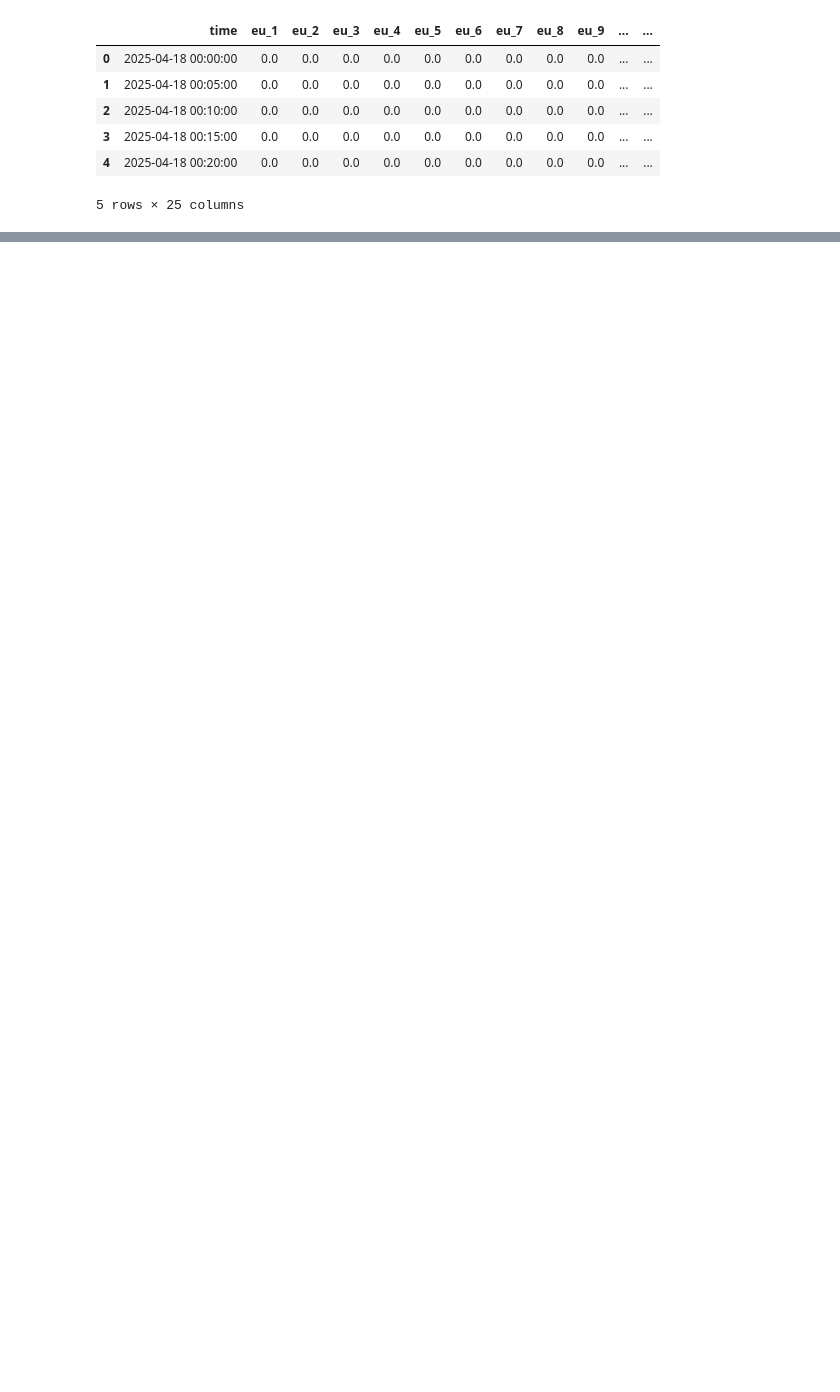
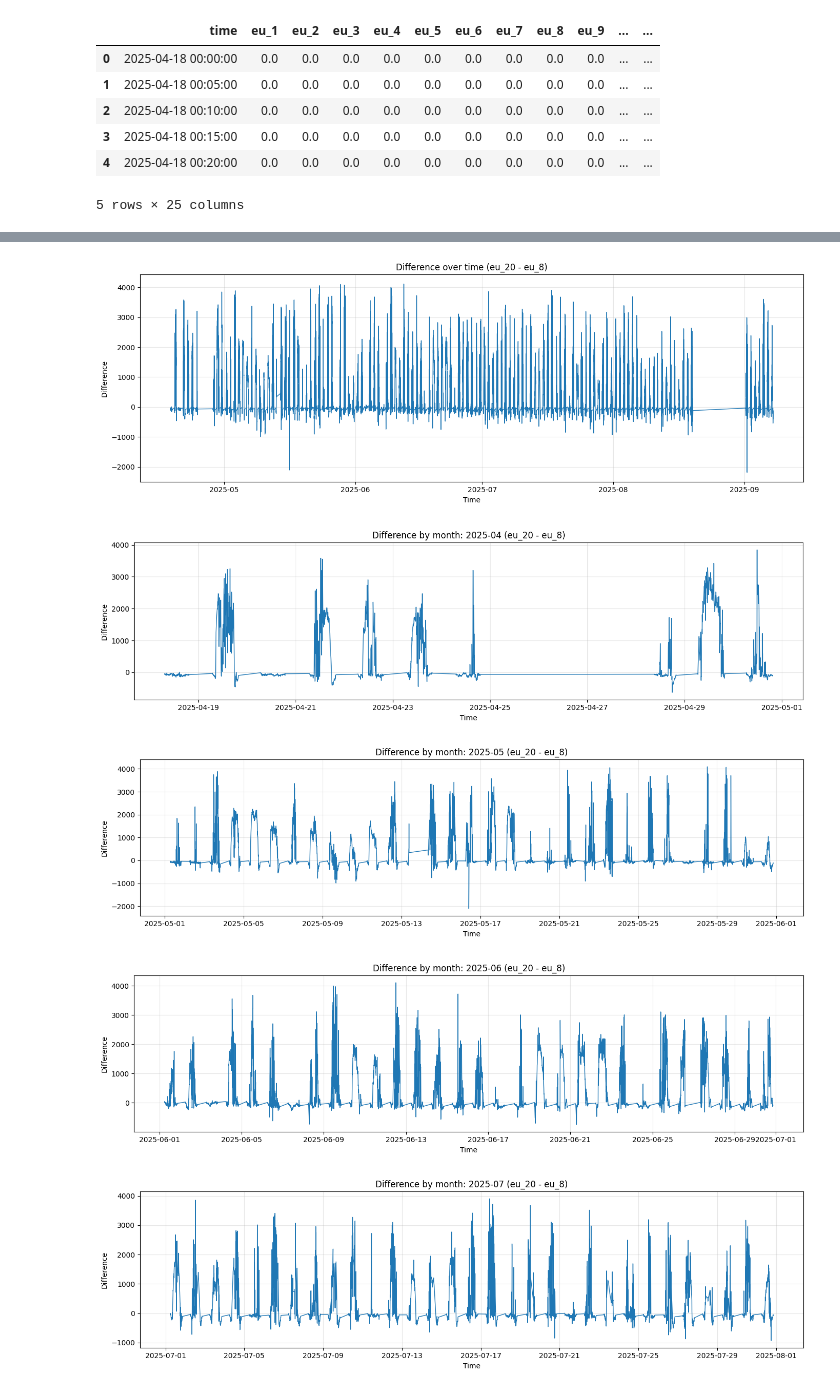
Before and after one commit to nhphuong2504/agrivoltaics, a Jupyter notebook: totalDiff.ipynb, the cells around one changed output, grey strips where cells are left out. Cells and saved outputs as stored; diff of their text form; code cells hidden in the pictures; blank space fills up the shorter version.

```diff
--- a/totalDiff.ipynb
+++ b/totalDiff.ipynb
@@ -389,0 +18,65 @@ used_total_24_17.head()
+# %%
+import numpy as np
+import matplotlib.pyplot as plt
+
+# Work only with the columns we care about and ensure proper time dtype
+pair_df = combined_df[["time", "eu_8", "eu_20"]].copy()
+pair_df["time"] = pd.to_datetime(pair_df["time"])
+
+# Keep only rows where both eu_8 and eu_20 are non-zero
+non_zero_mask = (pair_df["eu_8"] != 0) & (pair_df["eu_20"] != 0)
+clean_df = pair_df[non_zero_mask].copy()
+
+# Compute power difference (eu_20 - eu_8)
+clean_df["diff"] = clean_df["eu_20"] - clean_df["eu_8"]
+
+print("Total non-zero rows considered:", len(clean_df))
+
+# ---- Overall statistics of difference ----
+overall_stats = clean_df["diff"].describe()
+print("\nOverall statistics for diff (eu_20 - eu_8):")
+print(overall_stats)
+print("Median:", clean_df["diff"].median())
+print("Variance:", clean_df["diff"].var())
+print("IQR:", clean_df["diff"].quantile(0.75) - clean_df["diff"].quantile(0.25))
+
+# ---- Monthly statistics of difference ----
+clean_df["month"] = clean_df["time"].dt.to_period("M")
+monthly_stats = clean_df.groupby("month")["diff"].agg(
+    count="count",
+    mean="mean",
+    std="std",
+    min="min",
+    q25=lambda s: s.quantile(0.25),
+    median="median",
+    q75=lambda s: s.quantile(0.75),
+    max="max"
+)
+monthly_stats["iqr"] = monthly_stats["q75"] - monthly_stats["q25"]
+
+print("\nMonthly statistics for diff (eu_20 - eu_8):")
+print(monthly_stats)
+
+# ---- Plot difference over time ----
+plt.figure(figsize=(14, 5))
+plt.plot(clean_df["time"], clean_df["diff"], linewidth=1)
+plt.title("Difference over time (eu_20 - eu_8)")
+plt.xlabel("Time")
+plt.ylabel("Difference")
+plt.grid(True, alpha=0.3)
+plt.tight_layout()
+plt.show()
+
+# ---- Plot difference for each month ----
+monthly_groups = clean_df.groupby("month")
+
+for month, month_df in monthly_groups:
+    plt.figure(figsize=(14, 4))
+    plt.plot(month_df["time"], month_df["diff"], linewidth=1)
+    plt.title(f"Difference by month: {month} (eu_20 - eu_8)")
+    plt.xlabel("Time")
+    plt.ylabel("Difference")
+    plt.grid(True, alpha=0.3)
+    plt.tight_layout()
+    plt.show()
+# %% [output]
@@ -389,0 +100,5 @@ used_total_24_17.head()
+[figure, added]
+[figure, added]
+[figure, added]
+[figure, added]
+[figure, added]
```
Also changed, not shown: parts of 8 cells of this notebook, 1 other file.
